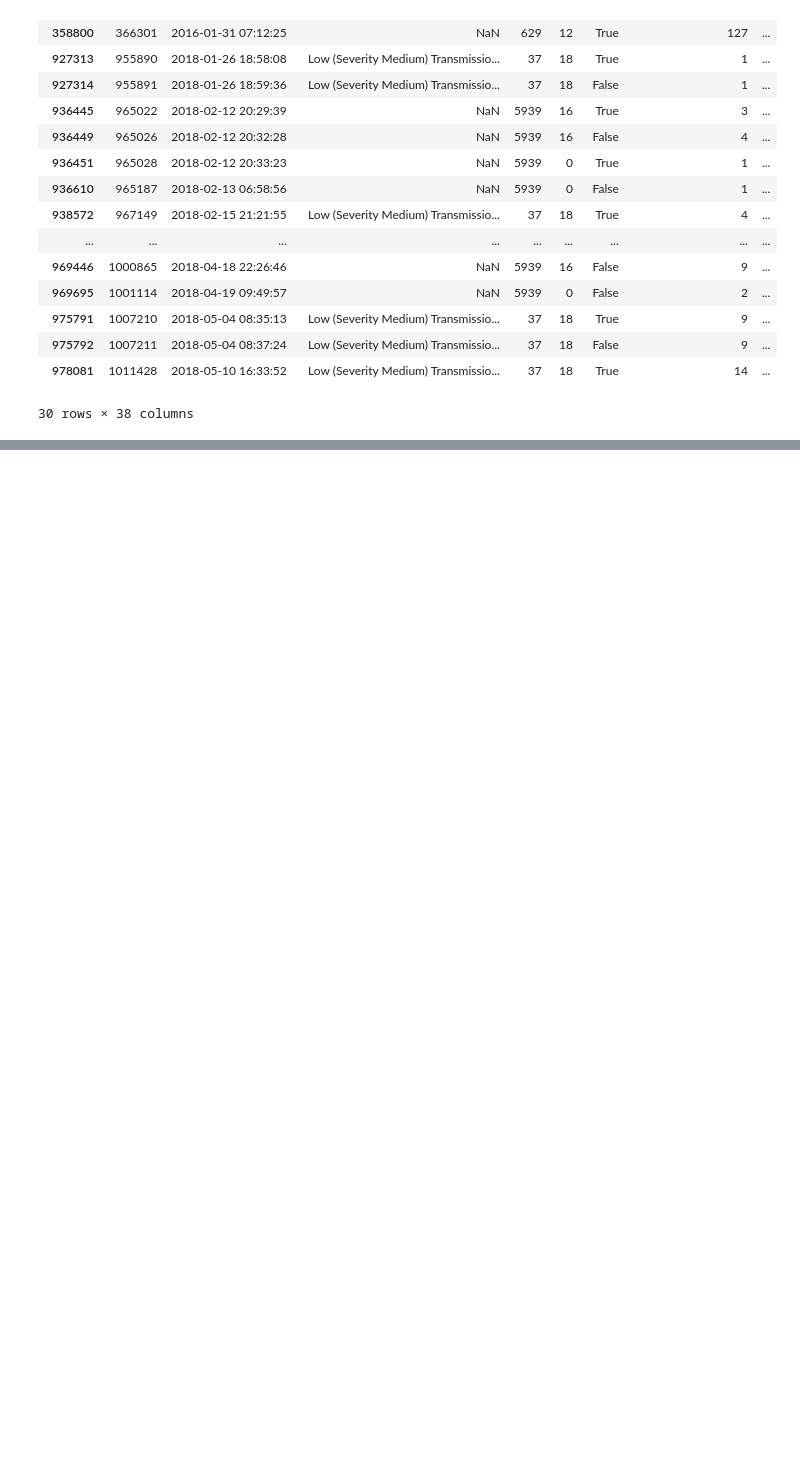
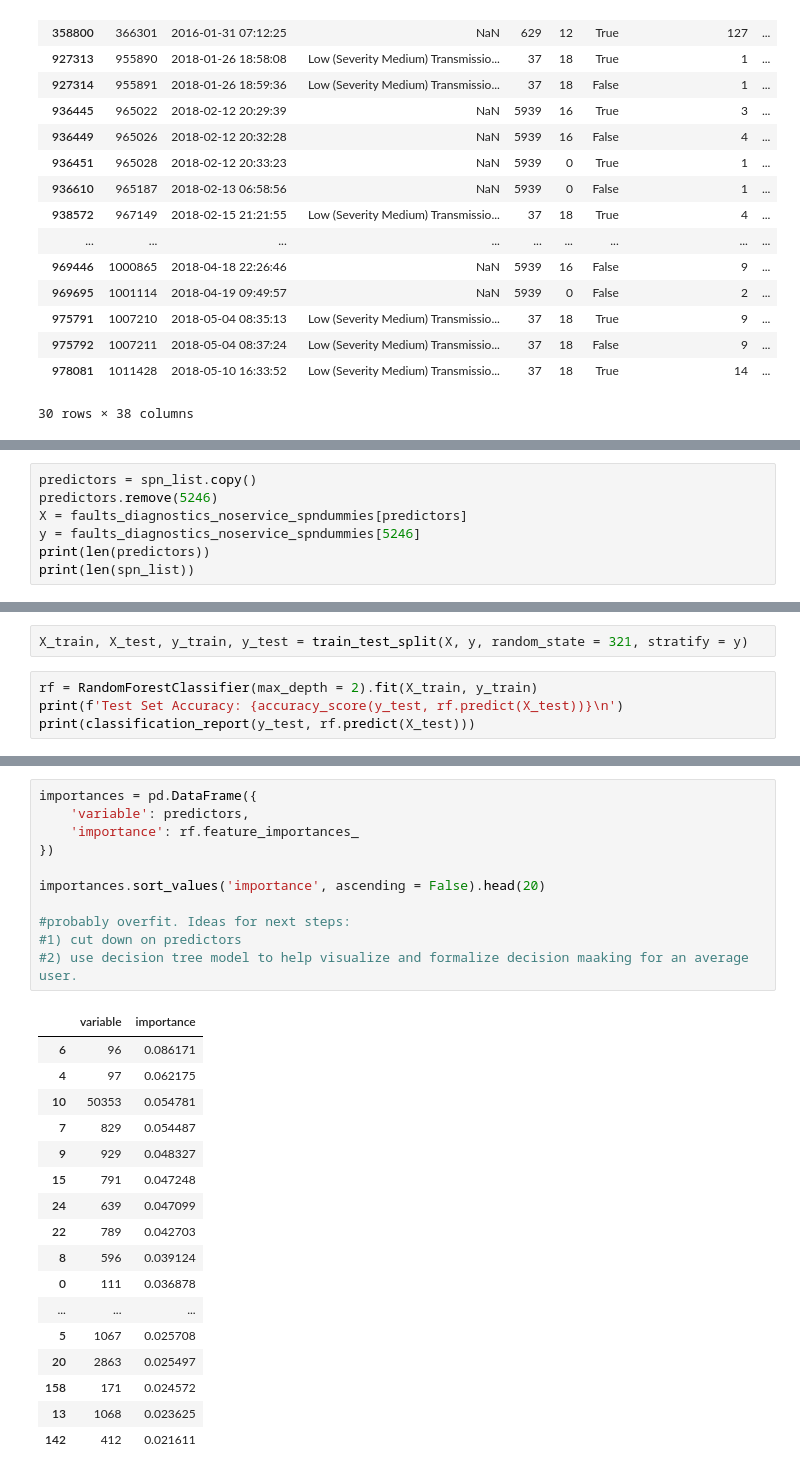
Before and after one commit to ballir27/big-g-ml-data-science-truckstop, a Jupyter notebook: notebooks/AB-data_merge.ipynb, the cells around one changed output, grey strips where cells are left out. Saved outputs shown, nothing was run; the diff lists cells and outputs as text; blank space fills up the shorter version.

Commit message:
Functional but not yet informative random forest model. Next steps: decision tree? Cut down predictors?

```diff
--- a/notebooks/AB-data_merge.ipynb
+++ b/notebooks/AB-data_merge.ipynb
@@ -159,0 +255,7 @@ faults_diagnostics_noservice.to_csv('../data/faults_diagnostics_no_service_stati
+# %%
+predictors = spn_list.copy()
+predictors.remove(5246)
+X = faults_diagnostics_noservice_spndummies[predictors]
+y = faults_diagnostics_noservice_spndummies[5246]
+print(len(predictors))
+print(len(spn_list))
@@ -159,0 +265,6 @@ faults_diagnostics_noservice.to_csv('../data/faults_diagnostics_no_service_stati
+# %%
+X_train, X_test, y_train, y_test = train_test_split(X, y, random_state = 321, stratify = y)
+# %%
+rf = RandomForestClassifier(max_depth = 2).fit(X_train, y_train)
+print(f'Test Set Accuracy: {accuracy_score(y_test, rf.predict(X_test))}\n')
+print(classification_report(y_test, rf.predict(X_test)))
@@ -159,0 +282,29 @@ faults_diagnostics_noservice.to_csv('../data/faults_diagnostics_no_service_stati
+# %%
+importances = pd.DataFrame({
+    'variable': predictors,
+    'importance': rf.feature_importances_
+})
+
+importances.sort_values('importance', ascending = False).head(20)
+
+#probably overfit. Ideas for next steps:
+#1) cut down on predictors
+#2) use decision tree model to help visualize and formalize decision maaking for an average user.
+# %% [output]
+|  | variable | importance |
+| 6 | 96 | 0.086171 |
+| 4 | 97 | 0.062175 |
+| 10 | 50353 | 0.054781 |
+| 7 | 829 | 0.054487 |
+| 9 | 929 | 0.048327 |
+| 15 | 791 | 0.047248 |
+| 24 | 639 | 0.047099 |
+| 22 | 789 | 0.042703 |
+| 8 | 596 | 0.039124 |
+| 0 | 111 | 0.036878 |
+| ... | ... | ... |
+| 5 | 1067 | 0.025708 |
+| 20 | 2863 | 0.025497 |
+| 158 | 171 | 0.024572 |
+| 13 | 1068 | 0.023625 |
+| 142 | 412 | 0.021611 |
```
Also changed, not shown: parts of 11 cells of this notebook.
